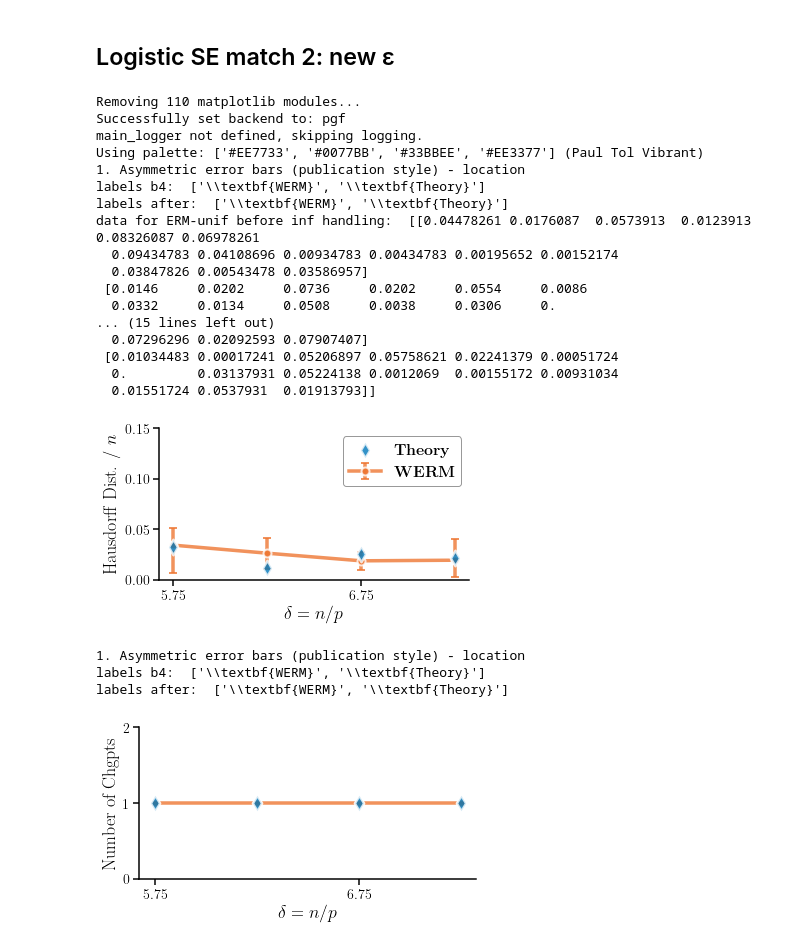
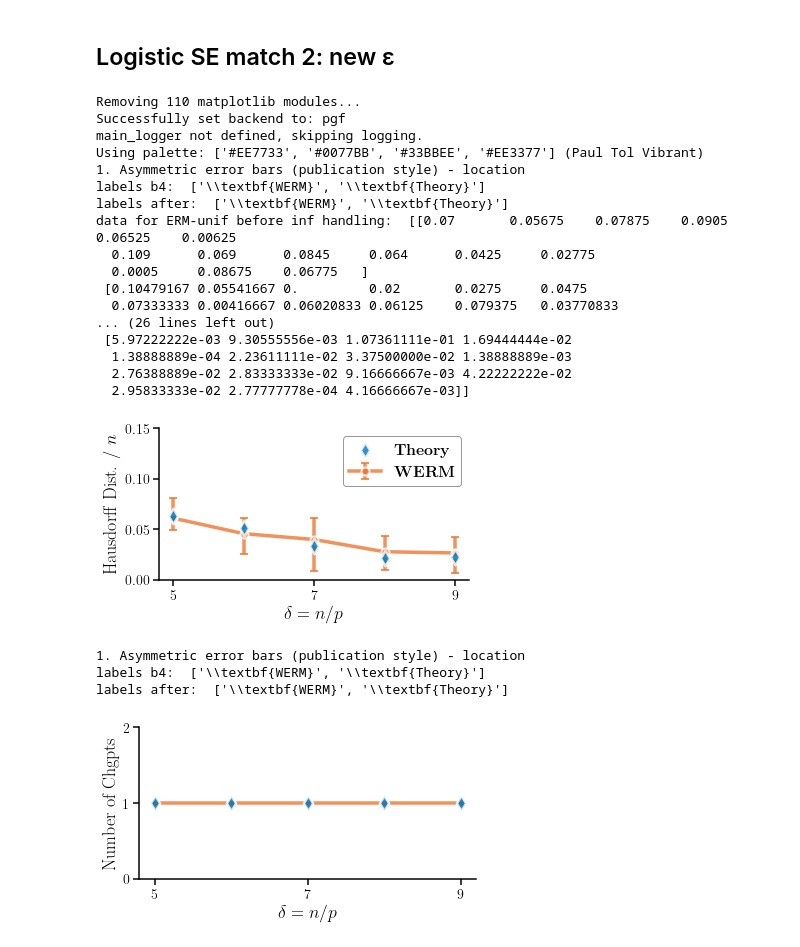
Before and after one commit to gabrielarpino/WeightedERM-reference, a Jupyter notebook: SE match estimation - plotting.ipynb, the cells around one changed output. Drawn from its saved outputs; the diff is of its cells as text; code cells hidden in the pictures.

```diff
--- a/SE match estimation - plotting.ipynb
+++ b/SE match estimation - plotting.ipynb
@@ -1849,8 +1855,10 @@ filename = 'WERM_SE_match_est_logistic_Lub_L2_redo_GOODENOUGH_ERM-unif_Theory-un
 filename = 'WERM_SE_match_est_logistic_Lub_L2_newvarepsilon_2_ERM-unif_Theory-unif_p700_L2_noisestd0.31622776601683794_seed42_deltas_5_6_6_7'
 filename = 'WERM_SE_match_est_logistic_Lub_L2_newvarepsilon_ERM-unif_Theory-unif_p800_L2_noisestd0.31622776601683794_seed42_deltas_5_6_6_7'
 filename = 'WERM_SE_match_est_logistic_Lub_L2_newvarepsilon_2_ERM-unif_Theory-unif_p800_L2_noisestd0.31622776601683794_seed42_deltas_5_6_6_7'
+filename = 'WERM_SE_match_est_logistic_Lub_L2_newvarepsilon_2_ERM-unif_Theory-unif_p800_L2_noisestd0.31622776601683794_seed44_deltas_5_6_6_7'
 # filename = 'WERM_SE_match_est_logistic_Lub_L2_newvarepsilon_2_ERM-unif_Theory-unif_p850_L2_noisestd0.31622776601683794_seed42_deltas_5_6_6_7'
 # filename = 'WERM_SE_match_est_logistic_Lub_L2_newvarepsilon_2_ERM-unif_Theory-unif_p600_L2_noisestd0.31622776601683794_seed42_deltas_5_6_6_7'
+filename = 'WERM_SE_match_est_logistic_Lub_L2_newvarepsilon_2_ERM-unif_Theory-unif_p800_L2_noisestd0.31622776601683794_seed42_r_s0.2_kappa1.0_deltas_4_5_5_6_6_7_7_8_8_9_9'
 filename_extension = '.pkl'
 _example_filename = 'results/' + filename + filename_extension
 with open(_example_filename, 'rb') as f:
@@ -1947,13 +1955,14 @@ def plot_with_asymmetric_errors_publication(plot_type='all'):
     # labels = ['\\textbf{McScan}', '\\textbf{MOSEG}', '\\textbf{WERM}']
     # labels = ['McScan', 'MOSEG', 'WERM']
     print("labels after: ", labels)
+    indices_to_plot = np.arange(len(δ_list))[1::2] # Plot every other δ for cleaner x-axis
 
     # Hausdorff Distance Plot
     if plot_type == 'all' or plot_type == 'location':
         if plot_type == 'all': ax = axs[0]
         elif plot_type == 'location': ax = axs
         for i, method_name in enumerate(methods):
-            data = results[f'haus_{method_name}']
+            data = results[f'haus_{method_name}'][indices_to_plot, :]
             # Set all infs to NaN for plotting
             print(f"data for {method_name} before inf handling: ", data)
             data = np.where(np.isinf(data), np.nan, data)
@@ -1962,10 +1971,10 @@ def plot_with_asymmetric_errors_publication(plot_type='all'):
 
             if method_name == 'Theory-unif':
                 # Scatter plot the Theory ON TOP of all other methods
-                ax.scatter(δ_list, means, label=labels[i], marker='d',
+                ax.scatter(δ_list[indices_to_plot], means, label=labels[i], marker='d',
                            color=colors[i], s=120, edgecolor='white', linewidth=2.5, alpha=0.8, zorder=1)
             else:
-                ax.errorbar(δ_list, means, yerr=errors,
+                ax.errorbar(δ_list[indices_to_plot], means, yerr=errors,
                             label=labels[i], marker=markers[i % len(markers)], ls=linestyles[i % len(linestyles)],
                             color=colors[i], capsize=4, capthick=2, markersize=8,
                             linewidth=3.5, markeredgewidth=2, markeredgecolor='white',
@@ -1978,7 +1987,7 @@ def plot_with_asymmetric_errors_publication(plot_type='all'):
             ax.set_title(r'\textbf{(a) Changepoint Location Error}', fontsize=18, pad=15)
 
         # Cleaner x-axis with fewer ticks
-        ax.set_xticks(δ_list[::2])  # Show every other tick
+        ax.set_xticks(δ_list[indices_to_plot][::2])  # Show every other tick
         ax.tick_params(axis='both', which='major', width=1.5, length=6)
         ax.spines['top'].set_visible(False)
         ax.spines['right'].set_visible(False)
@@ -1991,16 +2000,16 @@ def plot_with_asymmetric_errors_publication(plot_type='all'):
         elif plot_type == 'size': ax = axs
 
         for i, method_name in enumerate(methods):
-            data = results[f'size_{method_name}']
+            data = results[f'size_{method_name}'][indices_to_plot, :]
             means = np.nanmean(data, axis=1)
             errors = get_asymmetric_errors(data)
 
             if method_name == 'Theory-unif':
                 # Scatter plot the Theory ON TOP of all other methods
-                ax.scatter(δ_list, means, label=labels[i], marker='d',
+                ax.scatter(δ_list[indices_to_plot], means, label=labels[i], marker='d',
                            color=colors[i], s=120, edgecolor='white', linewidth=2.5, alpha=0.8, zorder=1)
             else:
-                ax.errorbar(δ_list, means, yerr=errors,
+                ax.errorbar(δ_list[indices_to_plot], means, yerr=errors,
                             label=labels[i], marker=markers[i % len(markers)], ls=linestyles[i % len(linestyles)],
                             color=colors[i], capsize=4, capthick=2, markersize=8,
                             linewidth=3.5, markeredgewidth=2, markeredgecolor='white',
@@ -2015,7 +2024,7 @@ def plot_with_asymmetric_errors_publication(plot_type='all'):
         if plot_type == 'all':
             ax.set_title(r'\textbf{(b) Changepoint Set Size}', fontsize=18, pad=15)
 
-        ax.set_xticks(δ_list[::2])
+        ax.set_xticks(δ_list[indices_to_plot][::2])
         ax.tick_params(axis='both', which='major', width=1.5, length=6)
         ax.spines['top'].set_visible(False)
         ax.spines['right'].set_visible(False)
@@ -2060,49 +2069,55 @@ def plot_with_asymmetric_errors_publication(plot_type='all'):
     else:
         if plot_type is not 'size':
             ax.legend(loc='best', prop={'size': 16}, fancybox = True, framealpha = 0.4)
         fig.tight_layout()
 
     # plt.show() # Removed plt.show() as per the original structure that saves then shows
     return fig, axs
 
 print("1. Asymmetric error bars (publication style) - location")
 fig_loc, axs_loc = plot_with_asymmetric_errors_publication(plot_type='location')
 method_names_for_filename = '_'.join(method['name'] for method in methods_to_evaluate)
 # Save figure with the method names and parameters in the filename
-fig_loc.savefig(f'figures/Logistic_est_match_loc_Bcov0.2_SigmaAR10.2_newvarepsilon_p{p}_L{L}_noisestd{noise_std}_seed{random_seed}.pgf',
+# fig_loc.savefig(f'figures/Logistic_est_match_loc_Bcov0.2_SigmaAR10.2_newvarepsilon_p{p}_L{L}_noisestd{noise_std}_seed{random_seed}.pgf',
+#                 dpi=300, bbox_inches='tight')
+# fig_loc.savefig(f'figures/Logistic_est_match_loc_Bcov0.2_SigmaAR10.2_newvarepsilon_p{p}_L{L}_noisestd{noise_std}_seed{random_seed}.pdf',
+#                 dpi=300, bbox_inches='tight')
+fig_filepath = 'figures/' + filename + '_loc'
+fig_loc.savefig(fig_filepath + '.pgf',
                 dpi=300, bbox_inches='tight')
-fig_loc.savefig(f'figures/Logistic_est_match_loc_Bcov0.2_SigmaAR10.2_newvarepsilon_p{p}_L{L}_noisestd{noise_std}_seed{random_seed}.pdf',
+fig_loc.savefig(fig_filepath + '.pdf',
                 dpi=300, bbox_inches='tight')
 plt.show(fig_loc)
 
 print("1. Asymmetric error bars (publication style) - location")
 fig_size, axs_size = plot_with_asymmetric_errors_publication(plot_type='size')
 # Save figure with the method names and parameters in the filename
-fig_size.savefig(f'figures/Logistic_est_match_size_Bcov0.2_SigmaAR10.2_newvarepsilon_p{p}_L{L}_noisestd{noise_std}_seed{random_seed}.pgf',
+fig_filepath = 'figures/' + filename + '_size'
+fig_size.savefig(fig_filepath + '.pgf',
                 dpi=300, bbox_inches='tight')
-fig_size.savefig(f'figures/Logistic_est_match_size_Bcov0.2_SigmaAR10.2_newvarepsilon_p{p}_L{L}_noisestd{noise_std}_seed{random_seed}.pdf',
+fig_size.savefig(fig_filepath + '.pdf',
                 dpi=300, bbox_inches='tight')
 plt.show(fig_size)
 # %% [output]
 Removing 110 matplotlib modules...
 Successfully set backend to: pgf
 main_logger not defined, skipping logging.
 Using palette: ['#EE7733', '#0077BB', '#33BBEE', '#EE3377'] (Paul Tol Vibrant)
 1. Asymmetric error bars (publication style) - location
 labels b4:  ['\\textbf{WERM}', '\\textbf{Theory}']
 labels after:  ['\\textbf{WERM}', '\\textbf{Theory}']
-data for ERM-unif before inf handling:  [[0.04478261 0.0176087  0.0573913  0.0123913  0.08326087 0.06978261
-  0.09434783 0.04108696 0.00934783 0.00434783 0.00195652 0.00152174
-  0.03847826 0.00543478 0.03586957]
- [0.0146     0.0202     0.0736     0.0202     0.0554     0.0086
-  0.0332     0.0134     0.0508     0.0038     0.0306     0.
-... (15 lines left out)
-  0.07296296 0.02092593 0.07907407]
- [0.01034483 0.00017241 0.05206897 0.05758621 0.02241379 0.00051724
-  0.         0.03137931 0.05224138 0.0012069  0.00155172 0.00931034
-  0.01551724 0.0537931  0.01913793]]
+data for ERM-unif before inf handling:  [[0.07       0.05675    0.07875    0.0905     0.06525    0.00625
+  0.109      0.069      0.0845     0.064      0.0425     0.02775
+  0.0005     0.08675    0.06775   ]
+ [0.10479167 0.05541667 0.         0.02       0.0275     0.0475
+  0.07333333 0.00416667 0.06020833 0.06125    0.079375   0.03770833
+... (26 lines left out)
+ [5.97222222e-03 9.30555556e-03 1.07361111e-01 1.69444444e-02
+  1.38888889e-04 2.23611111e-02 3.37500000e-02 1.38888889e-03
+  2.76388889e-02 2.83333333e-02 9.16666667e-03 4.22222222e-02
+  2.95833333e-02 2.77777778e-04 4.16666667e-03]]
-[figure, old version]
+[figure, new version]
 1. Asymmetric error bars (publication style) - location
 labels b4:  ['\\textbf{WERM}', '\\textbf{Theory}']
 labels after:  ['\\textbf{WERM}', '\\textbf{Theory}']
-[figure, old version]
+[figure, new version]
```
Also changed, not shown: parts of 1 cell of this notebook, 25 other files.
